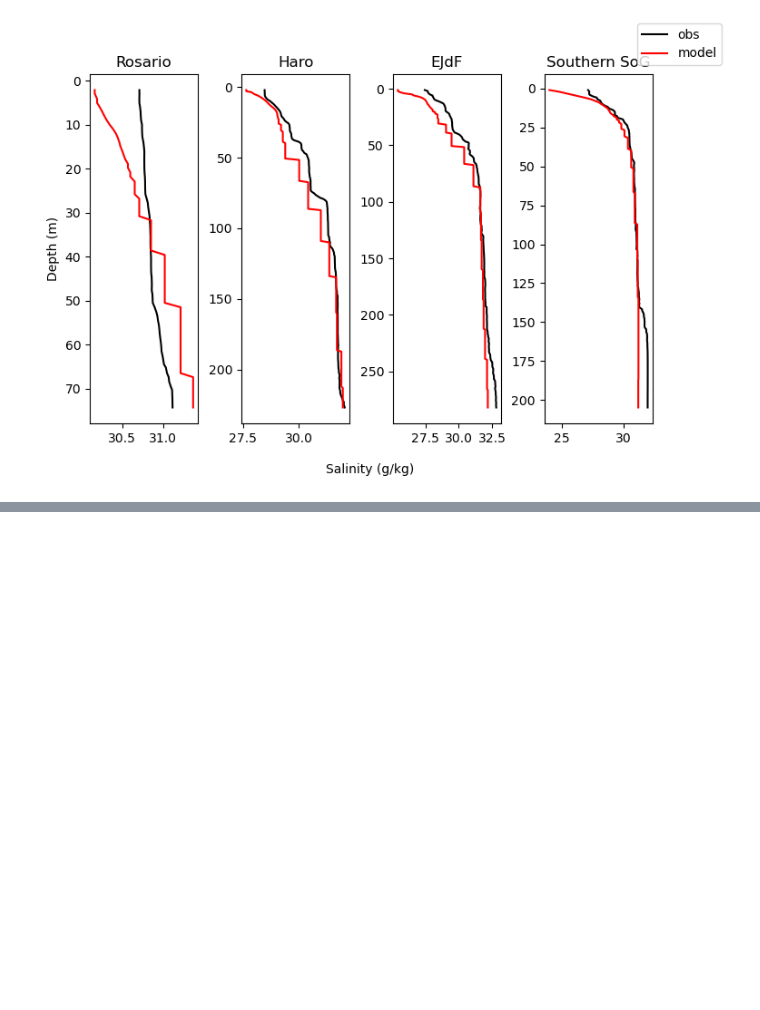
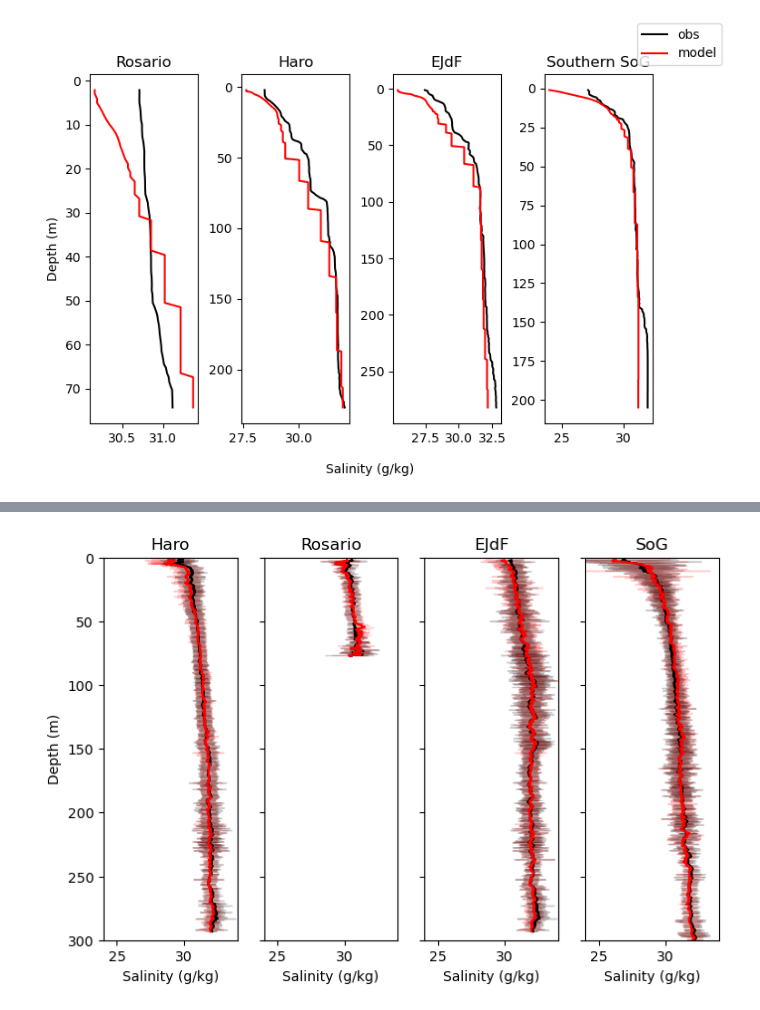
Before and after one commit to SalishSeaCast/analysis-camryn, a Jupyter notebook: notebooks/model_evals/model_eval.ipynb, the cells around one changed output, grey strips where cells are left out. Cells and saved outputs as stored; diff of their text form; code cells hidden in the pictures; blank space fills up the shorter version.

Commit message:
plots of avg and stdev ctd casts

```diff
--- a/notebooks/model_evals/model_eval.ipynb
+++ b/notebooks/model_evals/model_eval.ipynb
@@ -1373,0 +1406,86 @@ fig.subplots_adjust(wspace=0.4)
+# %%
+fig,ax = plt.subplots(1,4,figsize=(8,5))
+ax[0].plot(averages_per_pressure_haro['SA_smoothed'],averages_per_pressure_haro['Z'],color='k',label='obs')
+ax[0].plot(averages_per_pressure_haro['mod_vosaline_smoothed'],averages_per_pressure_haro['Z'],color='red',label='model')
+# Add shaded regions for standard deviation
+ax[0].fill_betweenx(averages_per_pressure_haro['Z'],
+                  averages_per_pressure_haro['mod_vosaline_smoothed'] - stddev_per_pressure_haro['mod_vosaline'],
+                  averages_per_pressure_haro['mod_vosaline_smoothed'] + stddev_per_pressure_haro['mod_vosaline'],
+                  color='red', alpha=0.2, label='model std')
+
+ax[0].fill_betweenx(averages_per_pressure_haro['Z'],
+                  averages_per_pressure_haro['SA_smoothed'] - stddev_per_pressure_haro['SA'],
+                  averages_per_pressure_haro['SA_smoothed'] + stddev_per_pressure_haro['SA'],
+                  color='black', alpha=0.2, label='obs std')
+
+#Rosario
+ax[1].plot(averages_per_pressure_ros['SA_smoothed'],averages_per_pressure_ros['Z'],color='k',label='obs')
+ax[1].plot(averages_per_pressure_ros['mod_vosaline_smoothed'],averages_per_pressure_ros['Z'],color='red',label='model')
+# Add shaded regions for standard deviation
+ax[1].fill_betweenx(averages_per_pressure_ros['Z'],
+                  averages_per_pressure_ros['mod_vosaline_smoothed'] - stddev_per_pressure_ros['mod_vosaline'],
+                  averages_per_pressure_ros['mod_vosaline_smoothed'] + stddev_per_pressure_ros['mod_vosaline'],
+                  color='red', alpha=0.2, label='model std')
+
+ax[1].fill_betweenx(averages_per_pressure_ros['Z'],
+                  averages_per_pressure_ros['SA_smoothed'] - stddev_per_pressure_ros['SA'],
+                  averages_per_pressure_ros['SA_smoothed'] + stddev_per_pressure_ros['SA'],
+                  color='black', alpha=0.2, label='obs std')
+
+#EJdF
+ax[2].plot(averages_per_pressure_ejdf['SA_smoothed'],averages_per_pressure_ejdf['Z'],color='k',label='obs')
+ax[2].plot(averages_per_pressure_ejdf['mod_vosaline_smoothed'],averages_per_pressure_ejdf['Z'],color='red',label='model')
+# Add shaded regions for standard deviation
+ax[2].fill_betweenx(averages_per_pressure_ejdf['Z'],
+                  averages_per_pressure_ejdf['mod_vosaline_smoothed'] - stddev_per_pressure_ejdf['mod_vosaline'],
+                  averages_per_pressure_ejdf['mod_vosaline_smoothed'] + stddev_per_pressure_ejdf['mod_vosaline'],
+                  color='red', alpha=0.2, label='model std')
+
+ax[2].fill_betweenx(averages_per_pressure_ejdf['Z'],
+                  averages_per_pressure_ejdf['SA_smoothed'] - stddev_per_pressure_ejdf['SA'],
+                  averages_per_pressure_ejdf['SA_smoothed'] + stddev_per_pressure_ejdf['SA'],
+                  color='black', alpha=0.2, label='obs std')
+
+#SoG
+ax[3].plot(averages_per_pressure_sog['SA_smoothed'],averages_per_pressure_sog['Z'],color='k',label='obs')
+ax[3].plot(averages_per_pressure_sog['mod_vosaline_smoothed'],averages_per_pressure_sog['Z'],color='red',label='model')
+# Add shaded regions for standard deviation
+ax[3].fill_betweenx(averages_per_pressure_sog['Z'],
+                  averages_per_pressure_sog['mod_vosaline_smoothed'] - stddev_per_pressure_sog['mod_vosaline'],
+                  averages_per_pressure_sog['mod_vosaline_smoothed'] + stddev_per_pressure_sog['mod_vosaline'],
+                  color='red', alpha=0.2, label='model std')
+
+ax[3].fill_betweenx(averages_per_pressure_sog['Z'],
+                  averages_per_pressure_sog['SA_smoothed'] - stddev_per_pressure_sog['SA'],
+                  averages_per_pressure_sog['SA_smoothed'] + stddev_per_pressure_sog['SA'],
+                  color='black', alpha=0.2, label='obs std')
+
+ax[0].set_ylim([0,300])
+ax[1].set_ylim([0,300])
+ax[2].set_ylim([0,300])
+ax[3].set_ylim([0,300])
+ax[0].invert_yaxis()
+ax[1].invert_yaxis()
+ax[2].invert_yaxis()
+ax[3].invert_yaxis()
+ax[1].set_yticklabels([])
+ax[2].set_yticklabels([])
+ax[3].set_yticklabels([])
+
+ax[0].set_xlim([24,34])
+ax[1].set_xlim([24,34])
+ax[2].set_xlim([24,34])
+ax[3].set_xlim([24,34])
+
+ax[0].set_ylabel('Depth (m)')
+ax[0].set_xlabel('Salinity (g/kg)')
+ax[1].set_xlabel('Salinity (g/kg)')
+ax[2].set_xlabel('Salinity (g/kg)')
+ax[3].set_xlabel('Salinity (g/kg)')
+
+ax[0].set_title('Haro')
+ax[1].set_title('Rosario')
+ax[2].set_title('EJdF')
+ax[3].set_title('SoG');
+# %% [output]
+[figure, added]
```
Also changed, not shown: parts of 6 cells of this notebook.
